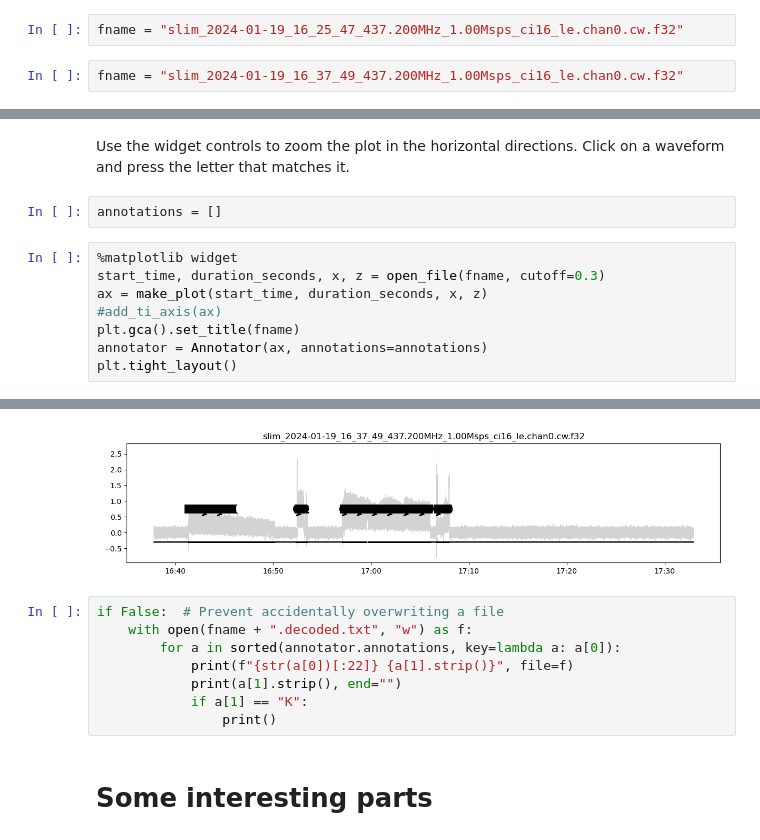
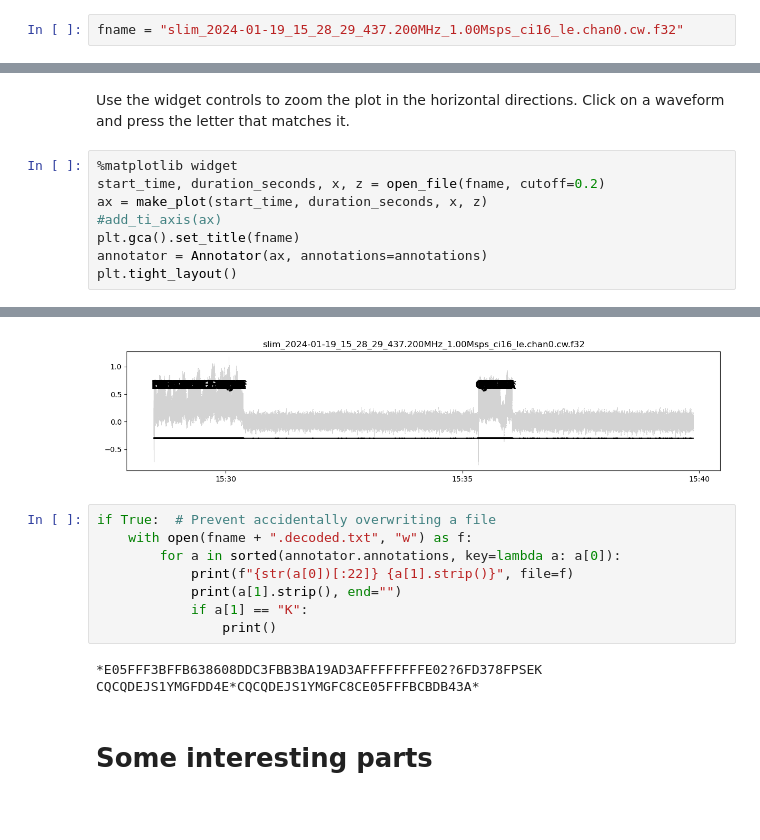
Before and after one commit to tammojan/lev1cw, a Jupyter notebook: annotate_cw.ipynb, the cells around one changed output, grey strips where cells are left out. Saved outputs shown, nothing was run; the diff lists cells and outputs as text; blank space fills up the shorter version.

```diff
--- a/annotate_cw.ipynb
+++ b/annotate_cw.ipynb
@@ -149,9 +149,7 @@ sorted(glob("slim_*f32"))
  'slim_2024-01-19_16_25_47_437.200MHz_1.00Msps_ci16_le.chan0.cw.f32',
  'slim_2024-01-19_16_37_49_437.200MHz_1.00Msps_ci16_le.chan0.cw.f32']
 # %%
-fname = "slim_2024-01-19_16_25_47_437.200MHz_1.00Msps_ci16_le.chan0.cw.f32"
+fname = "slim_2024-01-19_15_28_29_437.200MHz_1.00Msps_ci16_le.chan0.cw.f32"
-# %%
-fname = "slim_2024-01-19_16_37_49_437.200MHz_1.00Msps_ci16_le.chan0.cw.f32"
 # %%
 def read_annotations(fname):
     annotations = []
@@ -169,27 +167,28 @@ def read_annotations(fname):
 annotations = read_annotations(fname)
 # %% [markdown]
 Use the widget controls to zoom the plot in the horizontal directions. Click on a waveform and press the letter that matches it.
-# %%
-annotations = []
 # %%
 %matplotlib widget
-start_time, duration_seconds, x, z = open_file(fname, cutoff=0.3)
+start_time, duration_seconds, x, z = open_file(fname, cutoff=0.2)
 ax = make_plot(start_time, duration_seconds, x, z)
 #add_ti_axis(ax)
 plt.gca().set_title(fname)
 annotator = Annotator(ax, annotations=annotations)
 plt.tight_layout()
 # %% [output]
 [interactive output not drawn]
-[figure, old version]
+[figure, new version]
 # %%
-if False:  # Prevent accidentally overwriting a file
+if True:  # Prevent accidentally overwriting a file
     with open(fname + ".decoded.txt", "w") as f:
         for a in sorted(annotator.annotations, key=lambda a: a[0]):
             print(f"{str(a[0])[:22]} {a[1].strip()}", file=f)
             print(a[1].strip(), end="")
             if a[1] == "K":
                 print()
+# %% [output]
+*E05FFF3BFFB638608DDC3FBB3BA19AD3AFFFFFFFFE02?6FD378FPSEK
+CQCQDEJS1YMGFDD4E*CQCQDEJS1YMGFC8CE05FFFBCBDB43A*
 # %% [markdown]
 # Some interesting parts
 # %%
```
Also changed, not shown: parts of 1 cell of this notebook, 1 other file.
